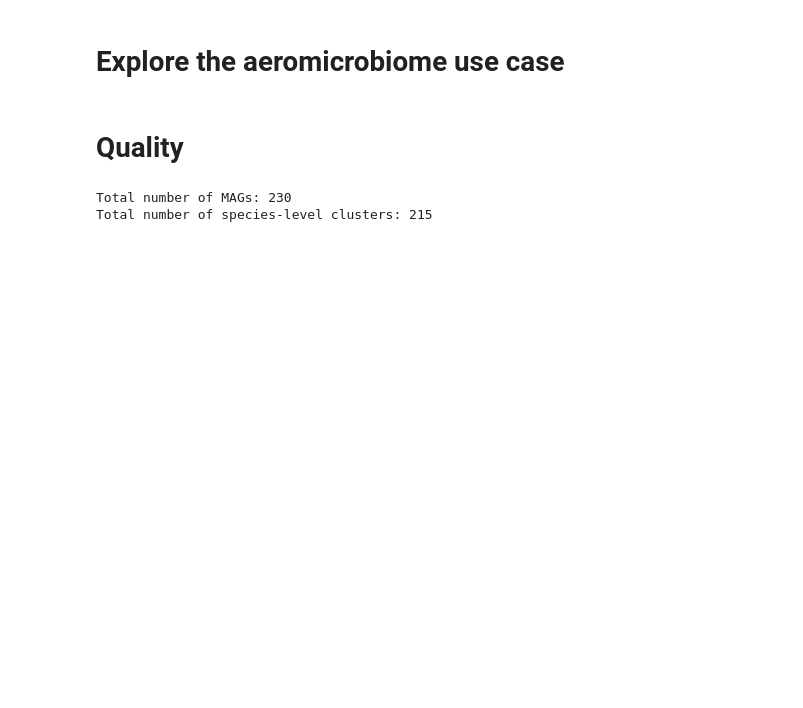
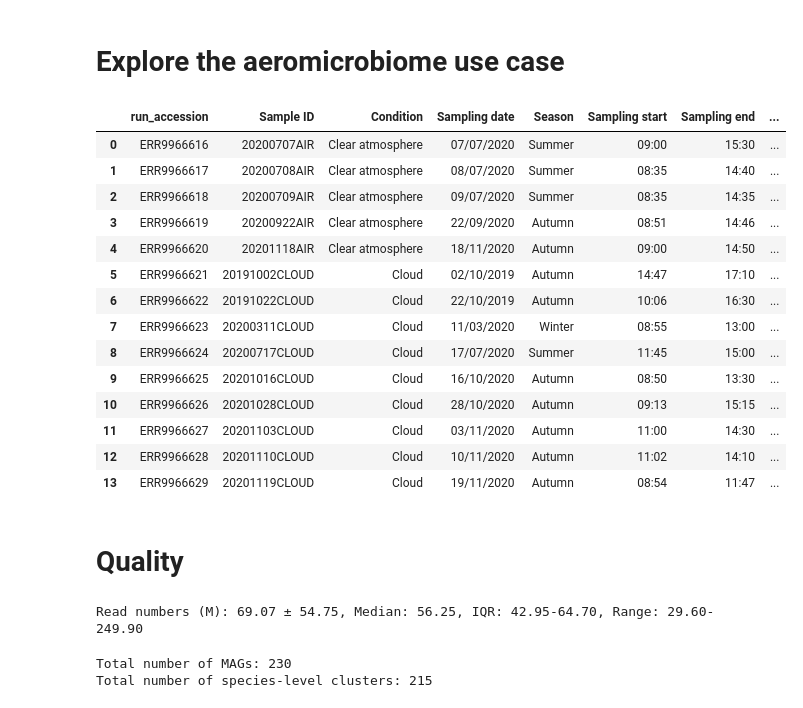
Before and after one commit to usegalaxy-eu/FAIRyMAGs, a Jupyter notebook: bin/use-case-aeromicrobiome-exploration.ipynb, the cells around one changed output. Saved outputs shown, nothing was run; the diff lists cells and outputs as text; code cells hidden in the pictures; blank space fills up the shorter version.

```diff
--- a/bin/use-case-aeromicrobiome-exploration.ipynb
+++ b/bin/use-case-aeromicrobiome-exploration.ipynb
@@ -34,8 +34,47 @@ result_dp.exists()
 rep_fn = "reps_cloud.tsv"
 
 metadata_df, reps_df, coverage_df = load_dfs(data_dp_2, result_dp, rep_fn)
+# %%
+metadata_df
+# %% [output]
+|  | run_accession | Sample ID | Condition | Sampling date | Season | Sampling start | Sampling end | ... |
+| 0 | ERR9966616 | 20200707AIR | Clear atmosphere | 07/07/2020 | Summer | 09:00 | 15:30 | ... |
+| 1 | ERR9966617 | 20200708AIR | Clear atmosphere | 08/07/2020 | Summer | 08:35 | 14:40 | ... |
+| 2 | ERR9966618 | 20200709AIR | Clear atmosphere | 09/07/2020 | Summer | 08:35 | 14:35 | ... |
+| 3 | ERR9966619 | 20200922AIR | Clear atmosphere | 22/09/2020 | Autumn | 08:51 | 14:46 | ... |
+| 4 | ERR9966620 | 20201118AIR | Clear atmosphere | 18/11/2020 | Autumn | 09:00 | 14:50 | ... |
+| 5 | ERR9966621 | 20191002CLOUD | Cloud | 02/10/2019 | Autumn | 14:47 | 17:10 | ... |
+| 6 | ERR9966622 | 20191022CLOUD | Cloud | 22/10/2019 | Autumn | 10:06 | 16:30 | ... |
+| 7 | ERR9966623 | 20200311CLOUD | Cloud | 11/03/2020 | Winter | 08:55 | 13:00 | ... |
+| 8 | ERR9966624 | 20200717CLOUD | Cloud | 17/07/2020 | Summer | 11:45 | 15:00 | ... |
+| 9 | ERR9966625 | 20201016CLOUD | Cloud | 16/10/2020 | Autumn | 08:50 | 13:30 | ... |
+| 10 | ERR9966626 | 20201028CLOUD | Cloud | 28/10/2020 | Autumn | 09:13 | 15:15 | ... |
+| 11 | ERR9966627 | 20201103CLOUD | Cloud | 03/11/2020 | Autumn | 11:00 | 14:30 | ... |
+| 12 | ERR9966628 | 20201110CLOUD | Cloud | 10/11/2020 | Autumn | 11:02 | 14:10 | ... |
+| 13 | ERR9966629 | 20201119CLOUD | Cloud | 19/11/2020 | Autumn | 08:54 | 11:47 | ... |
 # %% [markdown]
 # Quality
+# %%
+read_numbers = {
+    "ERR9966616": 46.5,
+    "ERR9966617": 29.6,
+    "ERR9966618": 43.7,
+    "ERR9966619": 41.6,
+    "ERR9966620": 39.5,
+    "ERR9966621": 63.8,
+    "ERR9966622": 249.9,
+    "ERR9966623": 58.2,
+    "ERR9966624": 42.7,
+    "ERR9966625": 95.8,
+    "ERR9966626": 65.0,
+    "ERR9966627": 54.3,
+    "ERR9966628": 59.8,
+    "ERR9966629": 76.6,
+}
+read_numbers_df = pd.DataFrame.from_dict(read_numbers, orient="index", columns=["Read numbers (M)"])
+print_stats(read_numbers_df.describe())
+# %% [output]
+Read numbers (M): 69.07 ± 54.75, Median: 56.25, IQR: 42.95-64.70, Range: 29.60-249.90
 # %%
 print(f"Total number of MAGs: {reps_df['Cluster members'].sum()}")
 print(f"Total number of species-level clusters: {reps_df.shape[0]}")
```
Also changed, not shown: parts of 20 cells of this notebook.
